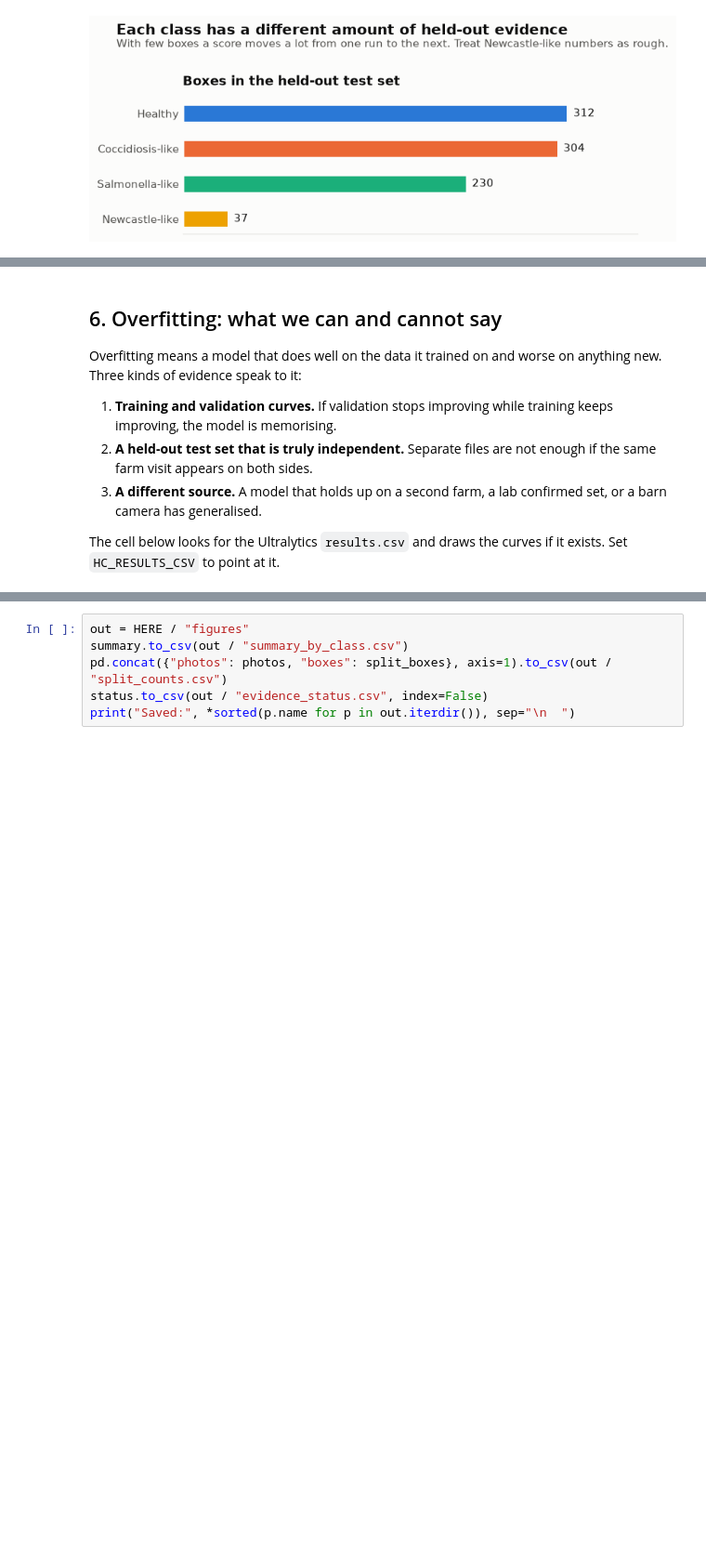
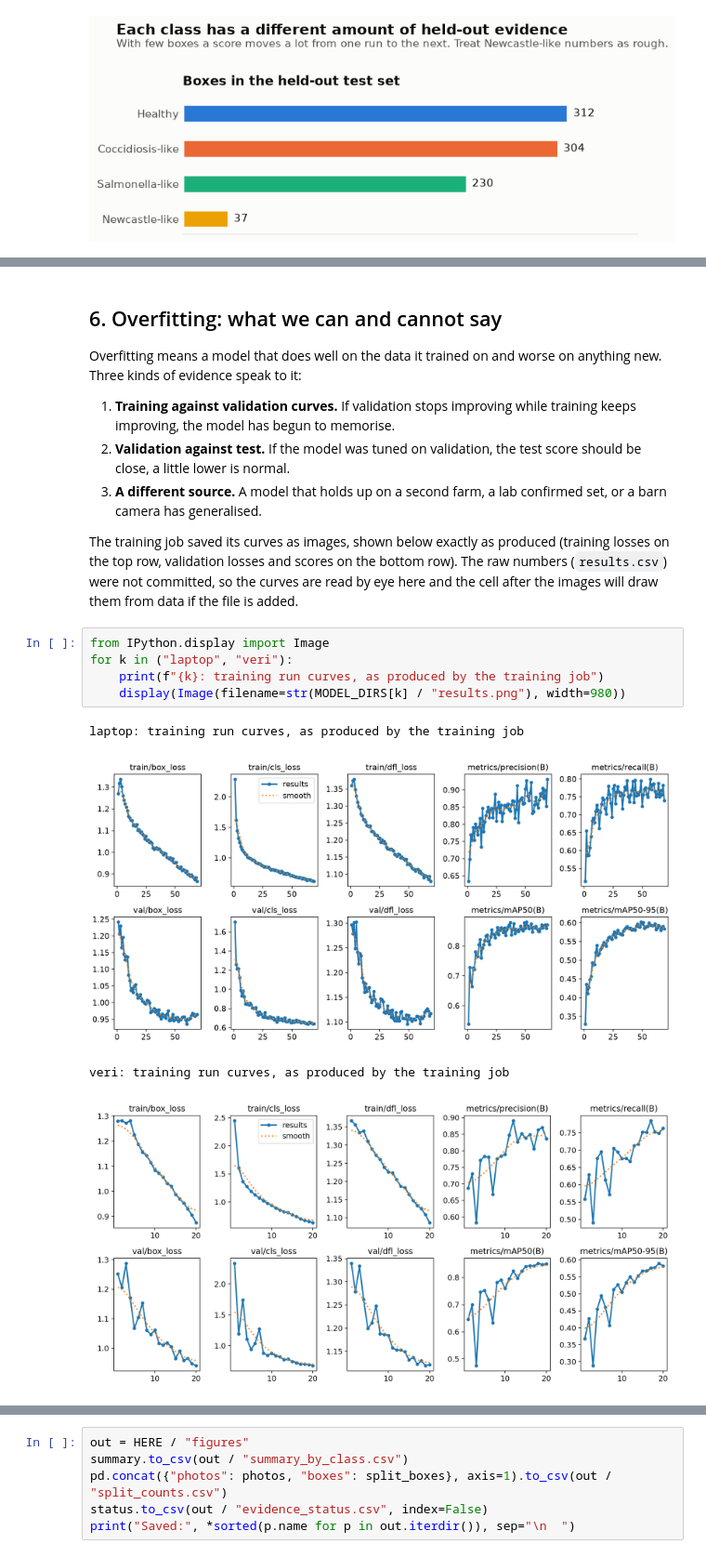
Before and after one commit to Dee-1862/Holy-Crap, a Jupyter notebook: data-visualization/01_data_and_model_audit.ipynb, the cells around one changed output, grey strips where cells are left out. Shown at 93% size. Saved outputs shown, nothing was run; the diff lists cells and outputs as text; blank space fills up the shorter version.

```diff
--- a/data-visualization/01_data_and_model_audit.ipynb
+++ b/data-visualization/01_data_and_model_audit.ipynb
@@ -311,8 +332,18 @@ All classes: mAP50 0.845, mAP50-95 0.561, precision 0.839, recall 0.782
 
 Overfitting means a model that does well on the data it trained on and worse on anything new. Three kinds of evidence speak to it:
 
-1. **Training and validation curves.** If validation stops improving while training keeps improving, the model is memorising.
-2. **A held-out test set that is truly independent.** Separate files are not enough if the same farm visit appears on both sides.
+1. **Training against validation curves.** If validation stops improving while training keeps improving, the model has begun to memorise.
+2. **Validation against test.** If the model was tuned on validation, the test score should be close, a little lower is normal.
 3. **A different source.** A model that holds up on a second farm, a lab confirmed set, or a barn camera has generalised.
 
-The cell below looks for the Ultralytics `results.csv` and draws the curves if it exists. Set `HC_RESULTS_CSV` to point at it.
+The training job saved its curves as images, shown below exactly as produced (training losses on the top row, validation losses and scores on the bottom row). The raw numbers (`results.csv`) were not committed, so the curves are read by eye here and the cell after the images will draw them from data if the file is added.
+# %%
+from IPython.display import Image
+for k in ("laptop", "veri"):
+    print(f"{k}: training run curves, as produced by the training job")
+    display(Image(filename=str(MODEL_DIRS[k] / "results.png"), width=980))
+# %% [output]
+laptop: training run curves, as produced by the training job
+[figure, added]
+veri: training run curves, as produced by the training job
+[figure, added]
```
Also changed, not shown: parts of 9 cells of this notebook, 6 other files.
